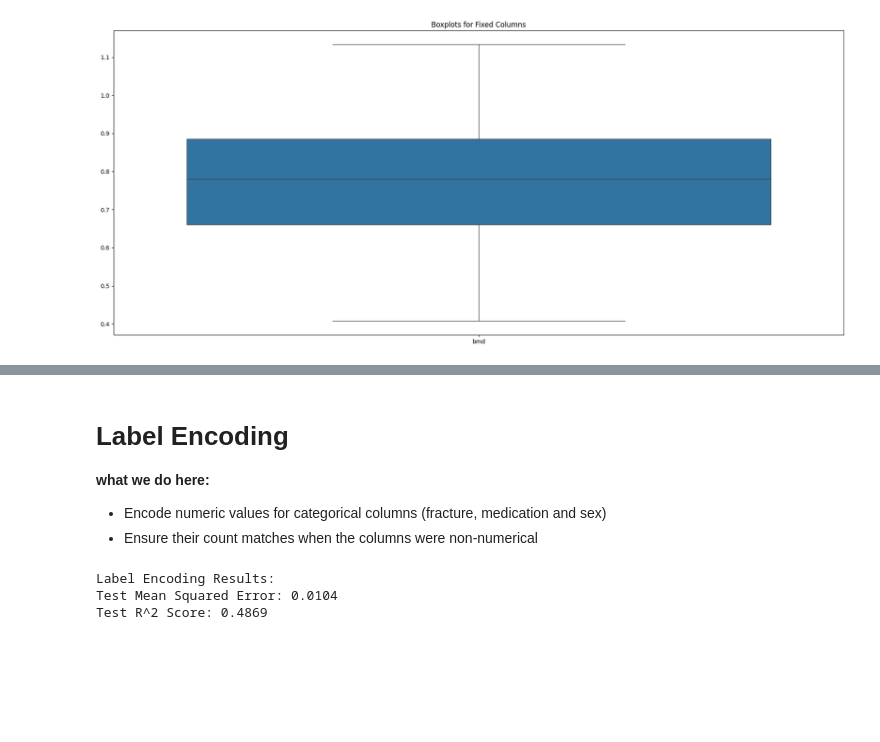
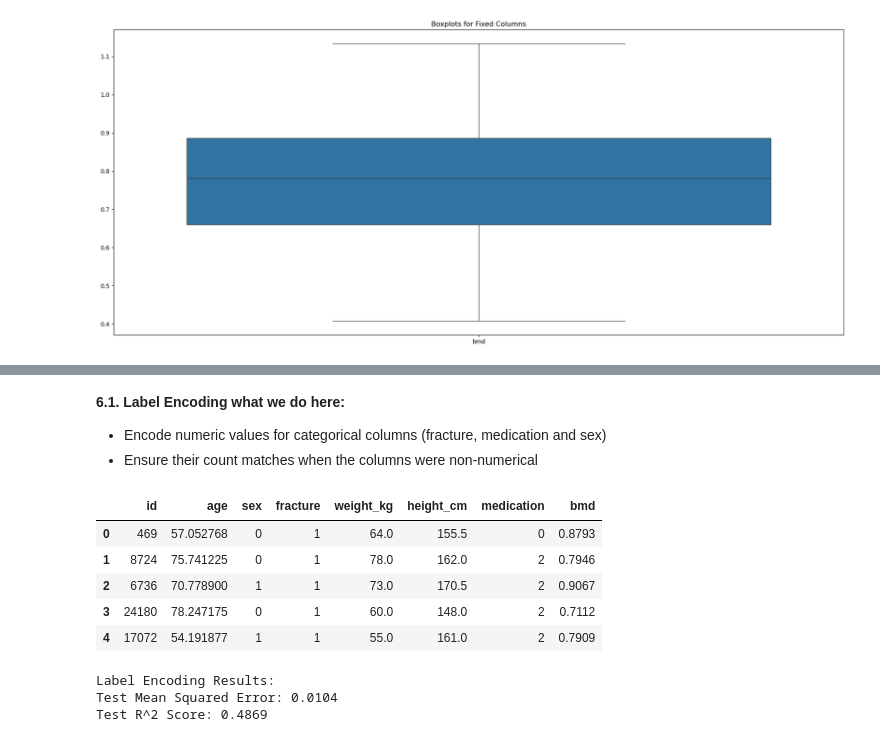
Before and after one commit to hamsasaber/Kidney_Function_Decline, a Jupyter notebook: Notebooks/Bone Mineral Density Prediction.ipynb, the cells around one changed output, grey strips where cells are left out. Saved outputs shown, nothing was run; the diff lists cells and outputs as text; code cells hidden in the pictures; blank space fills up the shorter version.

```diff
--- a/Notebooks/Bone Mineral Density Prediction.ipynb
+++ b/Notebooks/Bone Mineral Density Prediction.ipynb
@@ -39,9 +41,9 @@ from sklearn.metrics import mean_squared_error, r2_score, accuracy_score, precis
 
 RANDOM_STATE= 42
 # %%
-csv_path="Data/raw/bmd.csv"
+csv_path="../Data/raw/bmd.csv"
 
-data= pd.read_csv(csv_path)
+data=pd.read_csv(csv_path)
 print("\nFirst 5 Rows of the dataset:")
 data.head()
 # %% [output]
@@ -182,6 +208,20 @@ plt.show()
 # %% [markdown]
-# Label Encoding
+**6.1. Label Encoding**
 **what we do here:**
 - Encode numeric values for categorical columns (fracture, medication and sex)
 - Ensure their count matches when the columns were non-numerical
+# %%
+# Label Encoding for categorical columns
+encoder = LabelEncoder()
+data['fracture'] = encoder.fit_transform(data['fracture'])
+data['medication'] = encoder.fit_transform(data['medication'])
+data["sex"] = encoder.fit_transform(data["sex"])
+data.head()
+# %% [output]
+|  | id | age | sex | fracture | weight_kg | height_cm | medication | bmd |
+| 0 | 469 | 57.052768 | 0 | 1 | 64.0 | 155.5 | 0 | 0.8793 |
+| 1 | 8724 | 75.741225 | 0 | 1 | 78.0 | 162.0 | 2 | 0.7946 |
+| 2 | 6736 | 70.778900 | 1 | 1 | 73.0 | 170.5 | 2 | 0.9067 |
+| 3 | 24180 | 78.247175 | 0 | 1 | 60.0 | 148.0 | 2 | 0.7112 |
+| 4 | 17072 | 54.191877 | 1 | 1 | 55.0 | 161.0 | 2 | 0.7909 |
 # %%
```
Also changed, not shown: parts of 16 cells of this notebook.
